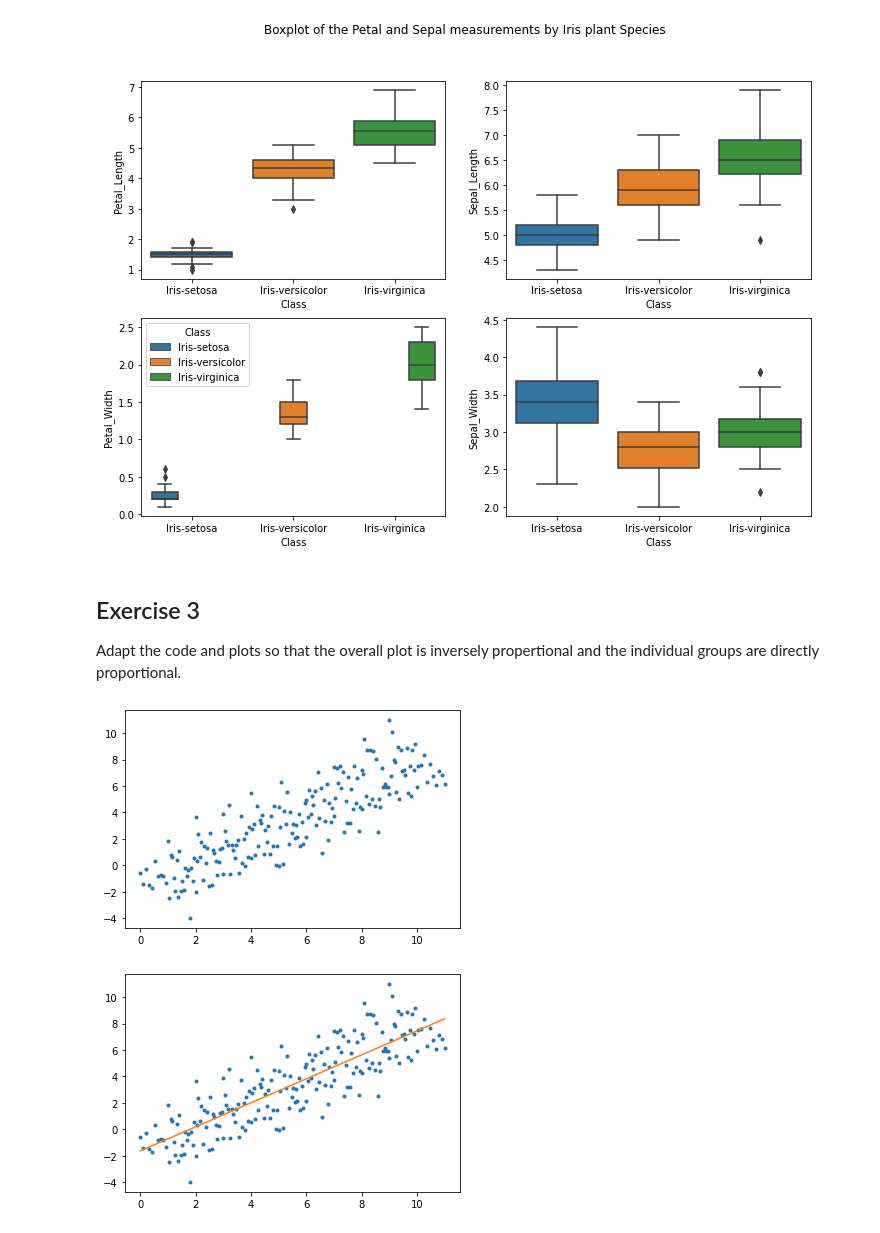
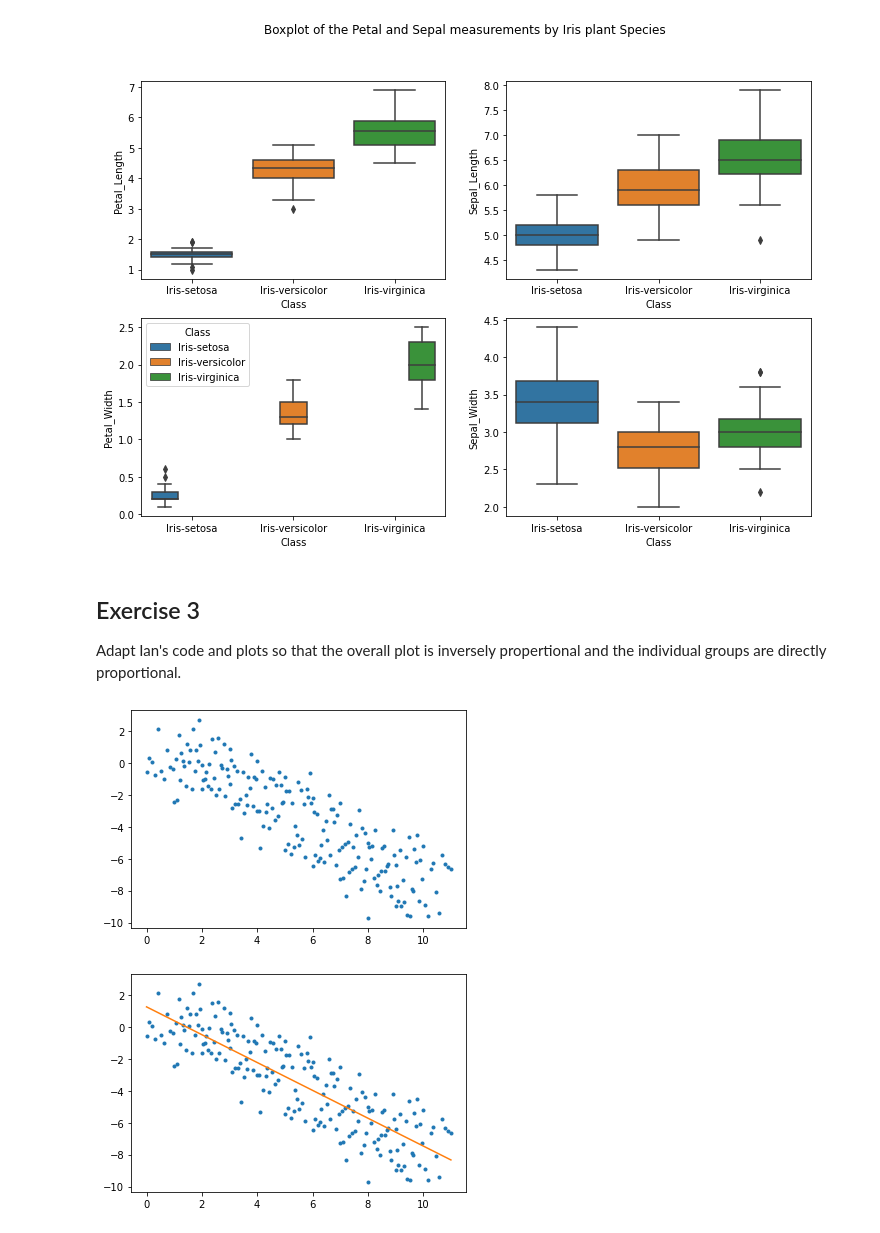
Before and after one commit to Scunnies/funddata_assessment, a Jupyter notebook: Practicals/04-outliers-exercises.ipynb, the cells around one changed output. Drawn from its saved outputs; the diff is of its cells as text; code cells hidden in the pictures.

```diff
--- a/Practicals/04-outliers-exercises.ipynb
+++ b/Practicals/04-outliers-exercises.ipynb
@@ -94,25 +94,26 @@ f.suptitle("Boxplot of the Petal and Sepal measurements by Iris plant Species");
 [figure]
 # %% [markdown]
 ## Exercise 3
-Adapt the code and plots so that the overall plot is inversely propertional and the individual groups are directly proportional.
+Adapt Ian's code and plots so that the overall plot is inversely propertional and the individual groups are directly proportional.
 # %%
 # Create a series of x vectors.
 xs = np.array([np.linspace(i, i + 2.0, 20) for i in range(10)])
 
 # Create a corresponding series of y vectors.
-ys = np.array([-1.0 * xs[i] + 2 * i for i in range(len(xs))])
+# ys = np.array([-1.0 * xs[i] + 2 * i for i in range(len(xs))]) I have commented out Ian's original code
+ys = np.array([1.0 * xs[i] - 2 * i for i in range(len(xs))]) # changed '-' to '+' and vice versa
 
 # Add some noise.
 ys = ys + np.random.normal(0.0, 1.0, ys.shape)
 
 # Create global list of x and y values.
 x = xs.flatten()
 y = ys.flatten()
 
 # Plot.
 plt.plot(x, y, '.');
 # %% [output]
-[figure, old version]
+[figure, new version]
 # %%
 # Best fit line slope and y intercept.
 m, c = np.polyfit(x, y, 1)
@@ -128,7 +129,7 @@ plt.plot(x, y, '.')
 # Plot line.
 plt.plot(xbestfit, ybestfit);
 # %% [output]
-[figure, old version]
+[figure, new version]
 # %%
 # Plot the same points, but now with a different colour for each range.
 for i in range(len(xs)):
```
Also changed, not shown: parts of 3 cells of this notebook.
